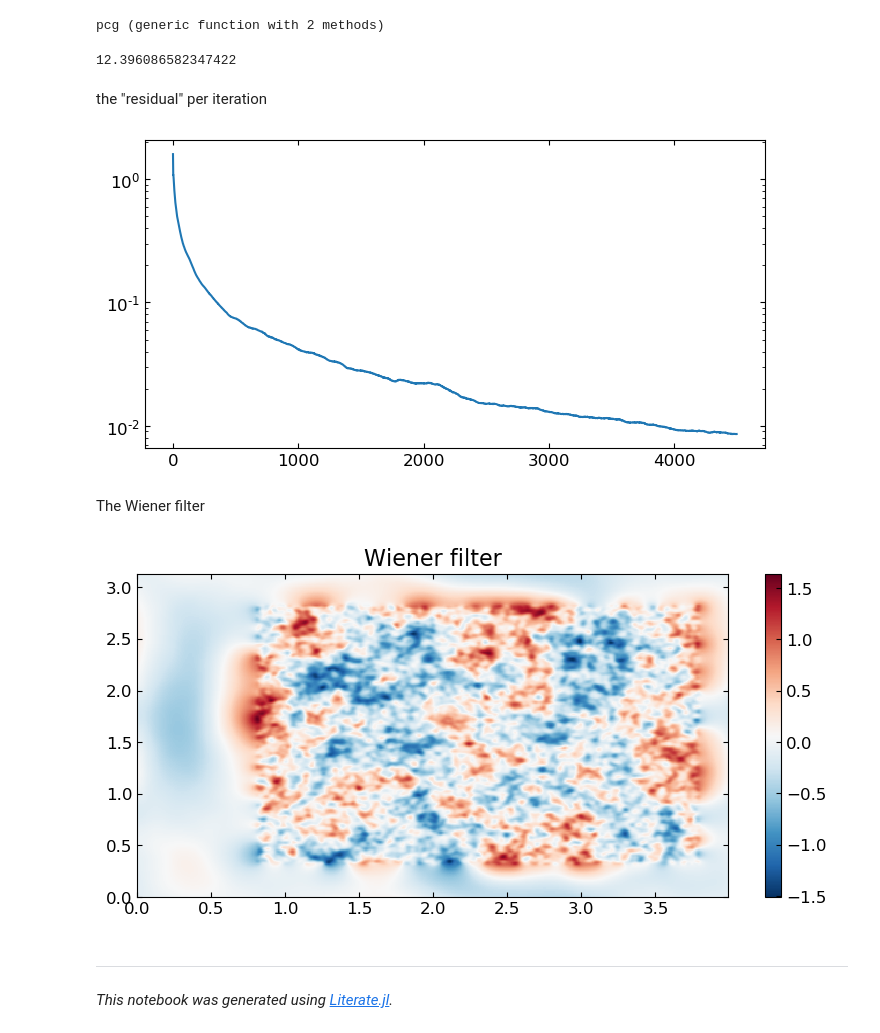
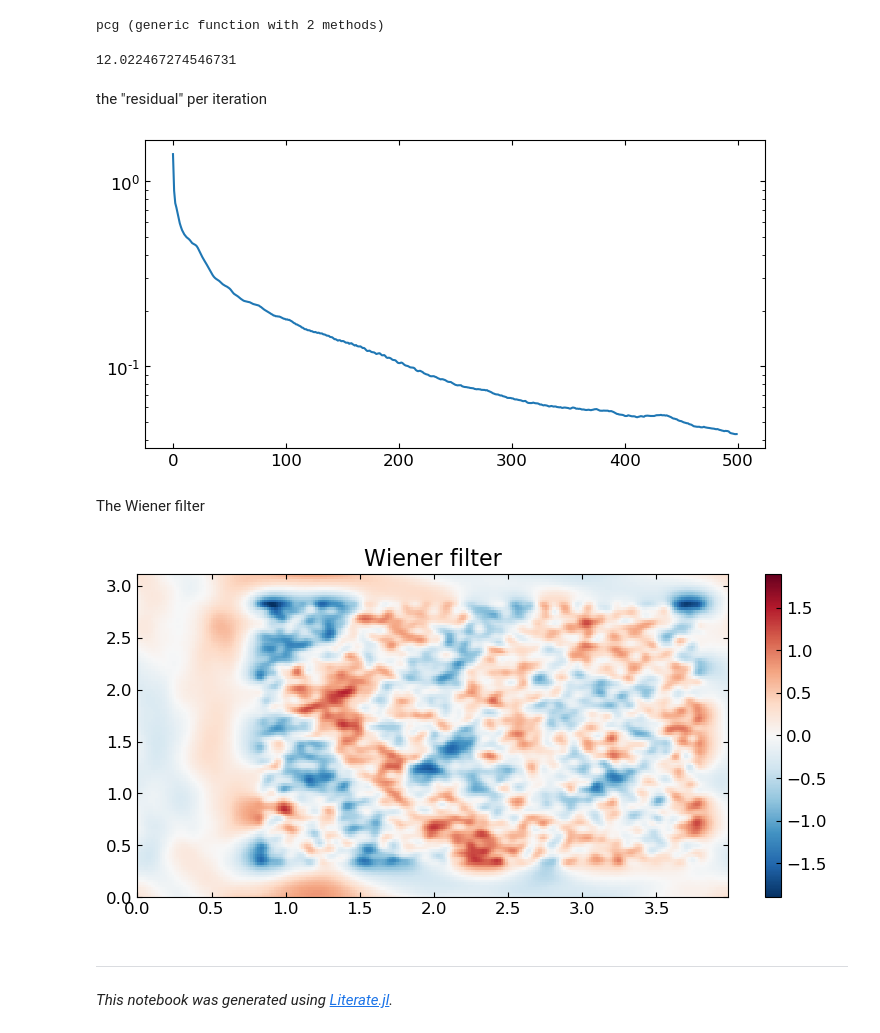
Before and after one commit to EthanAnderes/XFields.jl, a Jupyter notebook: examples/wiener_filter/example.ipynb, the cells around one changed output. Saved outputs shown, nothing was run; the diff lists cells and outputs as text; code cells hidden in the pictures.

```diff
--- a/examples/wiener_filter/example.ipynb
+++ b/examples/wiener_filter/example.ipynb
@@ -8,6 +8,6 @@ Define the transform
 ------------------------------------------
 # %%
 Ft = let
-    𝕨 = r𝕎32(256, π) ⊗ 𝕎(512, 4.0)
+    𝕨 = r𝕎32(128, π) ⊗ 𝕎(256, 4.0)
     ordinary_scale(𝕨)*𝕨
-end
+end;
@@ -271,12 +264,12 @@ wfsim, wfhist, zwf = let Ft=Ft, Cn=Cn, Cf=Cf, Tr=Tr, Ma=Ma, dsim=dsim
             w -> P * w,
             w -> A * w +  B * w,
             Ma * Tr / Cn * dsim,
-            nsteps  = 4500,
+            nsteps  = 500,
             rel_tol = 1e-15,
     )
 
     # compte the chi2 z-score
-    dfd   = sum(Ma[:]) ## degrees of freedom of the data
+    dfd   = sum(Ma[:]) # degrees of freedom of the data
     Δ1    = dsim - Ma * wfsim
     zwf  = - dot(Δ1, Cn \ Δ1) - dot(wfsim, Cf \ wfsim)
     zwf -= -dfd
@@ -289,31 +282,32 @@ end;
 # %%
 zwf
 # %% [output]
-12.396086582347422
+12.022467274546731
 # %% [markdown]
 the "residual" per iteration
 # %%
 let wfhist=wfhist
     fig, ax = subplots(1, figsize=(8,4))
     semilogy(wfhist)
-end
-gcf() #hide
+end;
+gcf()
 # %% [output]
-[figure, old version]
+[figure, new version]
 # %% [markdown]
 The Wiener filter
 # %%
 let Ft=Ft, f=wfsim
     fig, ax = subplots(1, figsize=(8,4))
     x1, x2 = pix(Ft)
-    pcm = ax.pcolormesh(x2, x1, f[:])
+    vm = extrema(f[:]) .|> abs |> x->max(x...)
+    pcm = ax.pcolormesh(x2, x1, f[:],vmin=-vm, vmax=vm)
     ax.set_title("Wiener filter")
     fig.colorbar(pcm, ax = ax)
     fig.tight_layout()
 end;
-gcf() #hide
+gcf()
 # %% [output]
-[figure, old version]
+[figure, new version]
 # %% [markdown]
 ---
 
```
Also changed, not shown: parts of 8 cells of this notebook, 10 other files.
